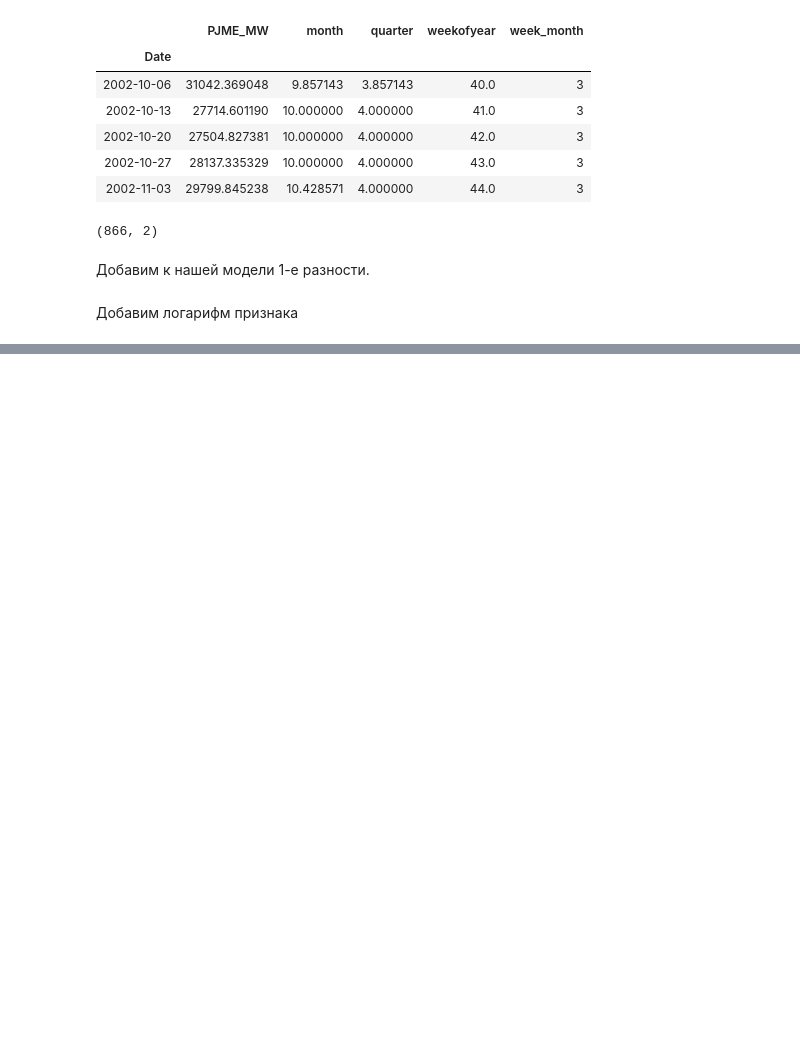
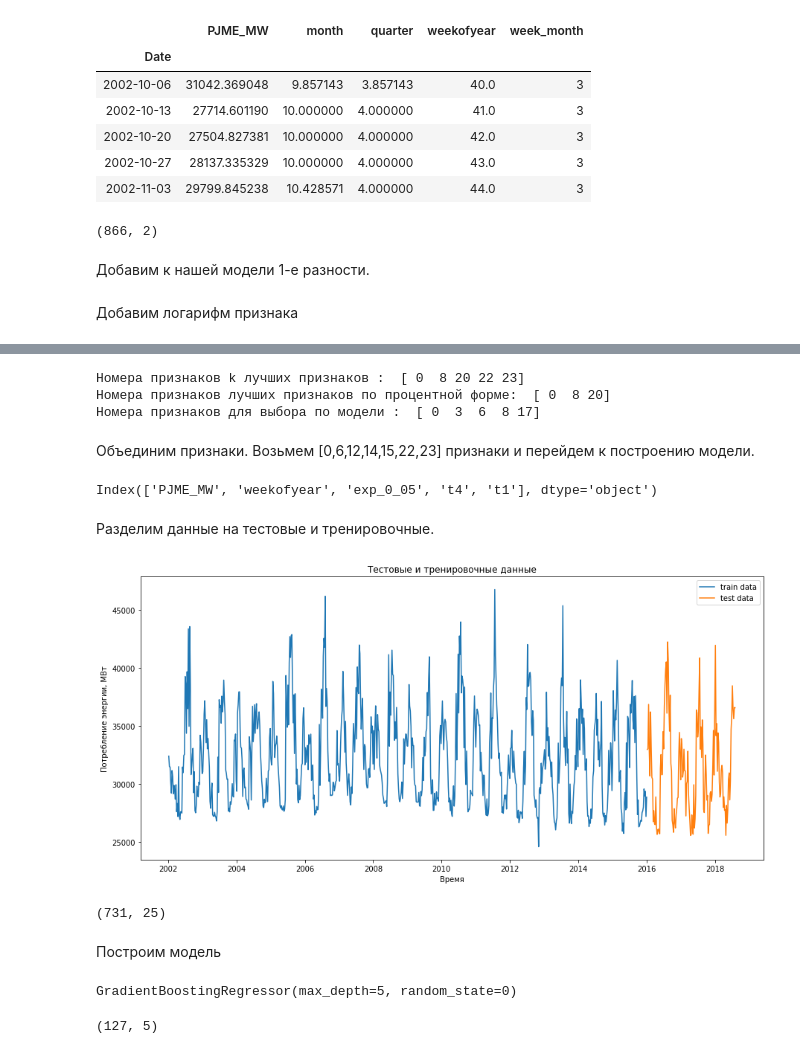
Before and after one commit to lyutov89/ML_in_production, a Jupyter notebook: lesson_4/lesson_4_Time_rows.ipynb, the cells around one changed output, grey strips where cells are left out. Drawn from its saved outputs; the diff is of its cells as text; code cells hidden in the pictures; blank space fills up the shorter version.

```diff
--- a/lesson_4/lesson_4_Time_rows.ipynb
+++ b/lesson_4/lesson_4_Time_rows.ipynb
@@ -157,0 +224,2 @@ data_w['diff1_l'].values[1:] = first_diff_l
+# %%
+data_w.iloc[:7,14]=0
@@ -157,0 +228,5 @@ data_w['diff1_l'].values[1:] = first_diff_l
+# %%
+p = 4
+for i in range(p):
+    data_w['t'+str(p-i)]=0
+    data_w['t'+str(p-i)].values[p:] = data_w['PJME_MW'].values[i:-(p)+i]
@@ -157,0 +235,5 @@ data_w['diff1_l'].values[1:] = first_diff_l
+# %%
+p = 4
+for i in range(p):
+    data_w['d'+str(p-i)]=0
+    data_w['d'+str(p-i)].values[p:] = data_w['diff1'].values[i:-(p)+i]
@@ -157,0 +369,39 @@ data_w['diff1_l'].values[1:] = first_diff_l
+# %%
+list_param_k =np.where(sfk.get_support())[0]
+list_param_p =np.where(sfp.get_support())[0]
+list_param_m =np.where(sfm.get_support())[0]
+
+print('Номера признаков k лучших признаков : ',list_param_k)
+print('Номера признаков лучших признаков по процентной форме: ',list_param_p)
+print('Номера признаков для выбора по модели : ',list_param_m)
+# %% [output]
+Номера признаков k лучших признаков :  [ 0  8 20 22 23]
+Номера признаков лучших признаков по процентной форме:  [ 0  8 20]
+Номера признаков для выбора по модели :  [ 0  3  6  8 17]
+# %% [markdown]
+Объединим признаки. Возьмем [0,6,12,14,15,22,23] признаки и перейдем к построению модели.
+# %%
+list_par=[0,3,9,17,20]
+X_new = X[:,list_par]
+data_w.columns[list_par]
+# %% [output]
+Index(['PJME_MW', 'weekofyear', 'exp_0_05', 't4', 't1'], dtype='object')
+# %% [markdown]
+Разделим данные на тестовые и тренировочные.
+# %%
+def split_data( data, split_date ):
+    return data.loc[data.index.get_level_values('Date') <= split_date].copy(), \
+           data.loc[data.index.get_level_values('Date') >  split_date].copy()
+# %%
+train, test = split_data(data_w, '01-06-2016')
+
+plt.figure( figsize=(15, 7))
+plt.xlabel('Время')
+plt.ylabel('Потребление энергии, МВт')
+plt.plot(train.index.get_level_values('Date'),train['PJME_MW'], label='train data' )
+plt.plot(test.index.get_level_values('Date'),test['PJME_MW'], label='test data')
+plt.title('Тестовые и тренировочные данные')
+plt.legend()
+plt.show()
+# %% [output]
+[figure, added]
@@ -157,0 +413,6 @@ data_w['diff1_l'].values[1:] = first_diff_l
+# %%
+train.shape
+# %% [output]
+(731, 25)
+# %% [markdown]
+Построим модель
@@ -157,0 +423,8 @@ data_w['diff1_l'].values[1:] = first_diff_l
+# %%
+model_grad.fit(X_train, y_train)
+# %% [output]
+GradientBoostingRegressor(max_depth=5, random_state=0)
+# %%
+X_test.shape
+# %% [output]
+(127, 5)
```
Also changed, not shown: parts of 64 cells of this notebook, 3 other files.
